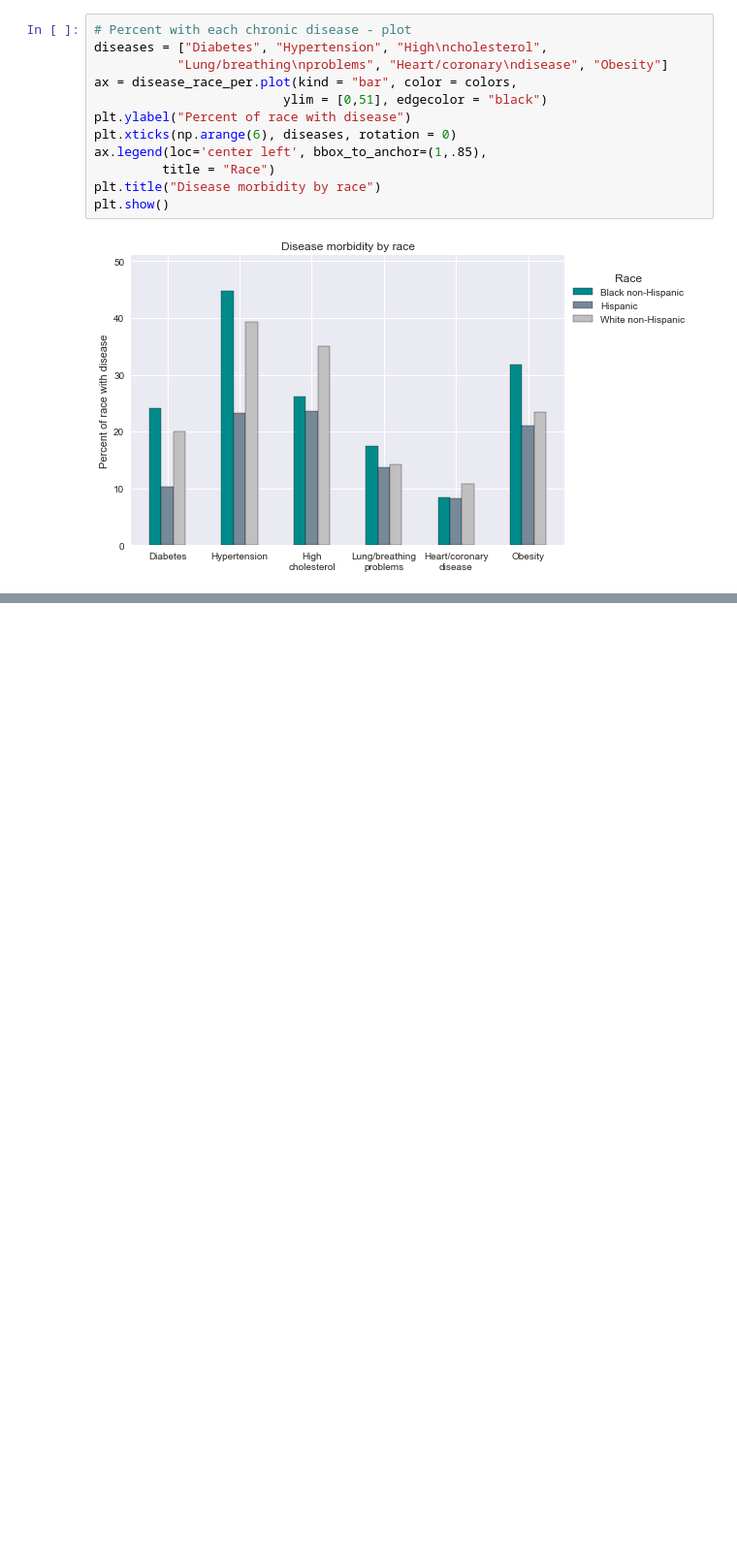
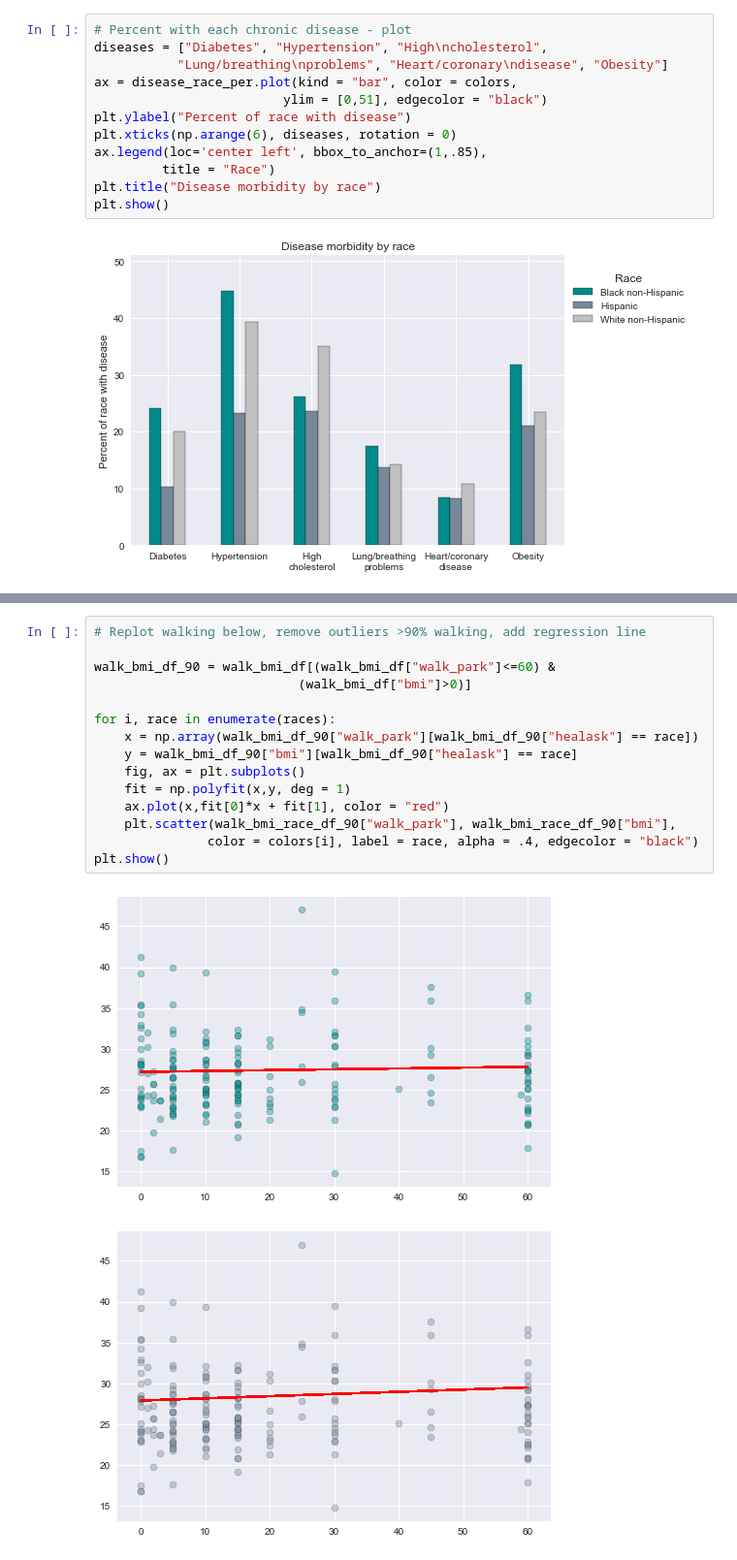
Before and after one commit to FoolsArcana/ready_project_one, a Jupyter notebook: HealthyAmericas - Xin.ipynb, the cells around one changed output, grey strips where cells are left out. Shown: that part at 97% size. Drawn from its saved outputs; the diff is of its cells as text; blank space fills up the shorter version.

```diff
--- a/HealthyAmericas - Xin.ipynb
+++ b/HealthyAmericas - Xin.ipynb
@@ -110,0 +151,18 @@ plt.show()
+# %%
+# Replot walking below, remove outliers >90% walking, add regression line
+
+walk_bmi_df_90 = walk_bmi_df[(walk_bmi_df["walk_park"]<=60) &
+                           (walk_bmi_df["bmi"]>0)]
+
+for i, race in enumerate(races):
+    x = np.array(walk_bmi_df_90["walk_park"][walk_bmi_df_90["healask"] == race])
+    y = walk_bmi_df_90["bmi"][walk_bmi_df_90["healask"] == race]
+    fig, ax = plt.subplots()
+    fit = np.polyfit(x,y, deg = 1)
+    ax.plot(x,fit[0]*x + fit[1], color = "red")
+    plt.scatter(walk_bmi_race_df_90["walk_park"], walk_bmi_race_df_90["bmi"],
+               color = colors[i], label = race, alpha = .4, edgecolor = "black")
+plt.show()
+# %% [output]
+[figure, added]
+[figure, added]
```
Also changed, not shown: parts of 34 cells of this notebook, 3 other files.
